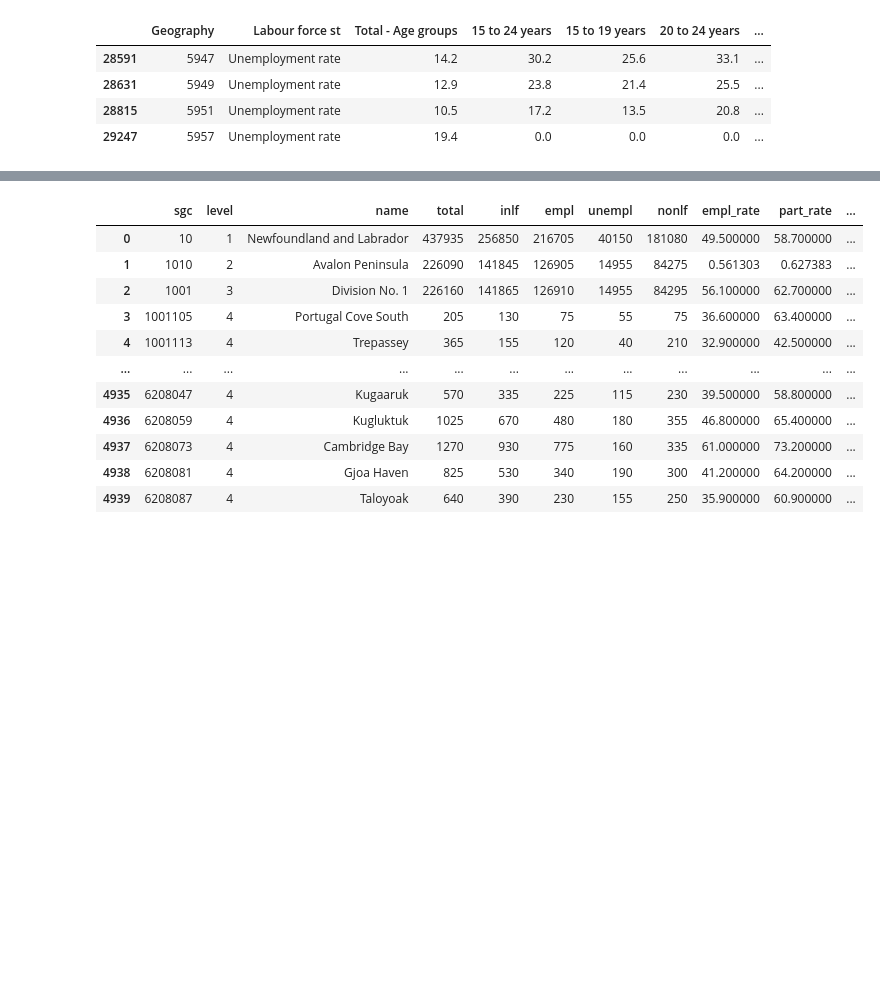
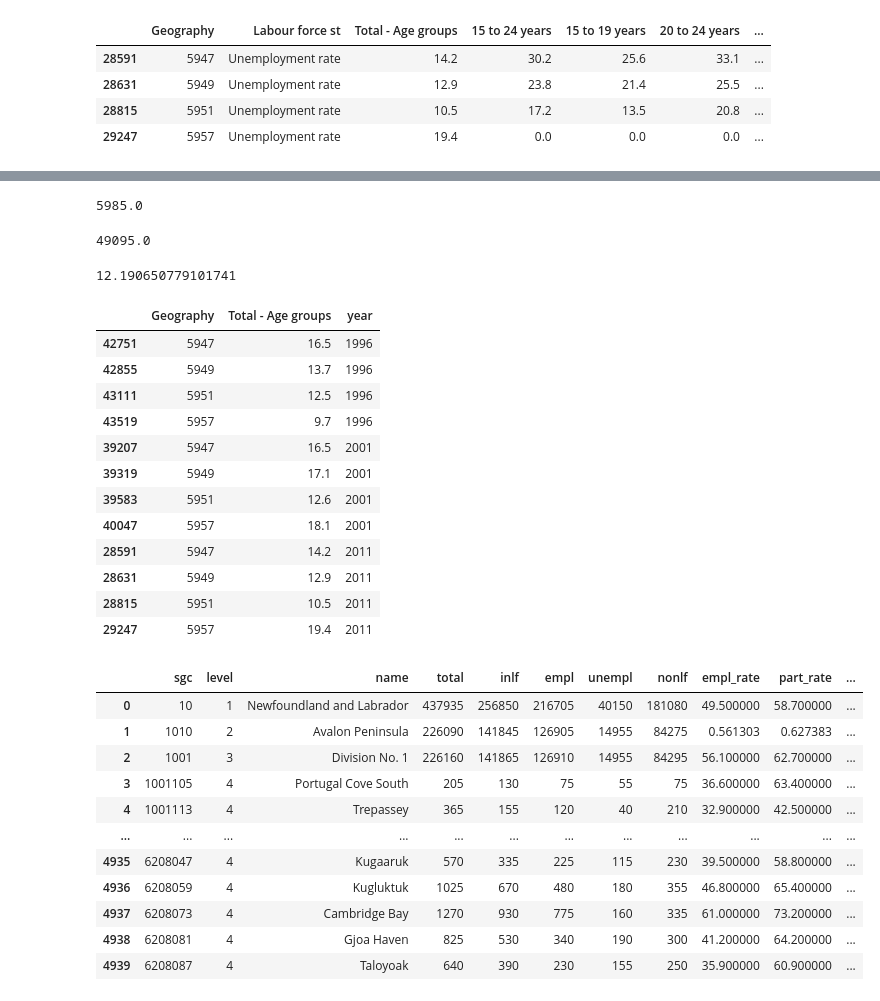
Before and after one commit to kevin-halasz/m2pi, a Jupyter notebook: m2pi_hammed.ipynb, the cells around one changed output, grey strips where cells are left out. Saved outputs shown, nothing was run; the diff lists cells and outputs as text; code cells hidden in the pictures; blank space fills up the shorter version.

```diff
--- a/m2pi_hammed.ipynb
+++ b/m2pi_hammed.ipynb
@@ -232,3 +339,58 @@ df2_2011.plot.bar(x='Geography', y = 'Total - Age groups', rot=0)
+# %%
+df11_2011=df_2011.loc[df_2011['Labour force st'] == '    Unemployed']
+df11_2011
+
+df21_2011=df11_2011.loc[df11_2011['Geography'].isin([5947,5949,5951,5957])]
+df21_2011
+
+sumUE_2011 = sum(df21_2011['Total - Age groups'])
+sumUE_2011
+# %% [output]
+5985.0
+# %%
+df12_2011=df_2011.loc[df_2011['Labour force st'] == '  In the labour force']
+df12_2011
+
+df22_2011=df12_2011.loc[df12_2011['Geography'].isin([5947,5949,5951,5957])]
+df22_2011
+
+sumTLF_2011 = sum(df22_2011['Total - Age groups'])
+sumTLF_2011
+# %% [output]
+49095.0
+# %%
+Rt_11=sumUE_2011/sumTLF_2011
+
+Rt_11=Rt_11*100
+
+Rt_11
+# %% [output]
+12.190650779101741
+# %%
+df2r_1996 = df2_1996[['Geography', 'Total - Age groups']]
+df2r_2001 = df2_2001[['Geography', 'Total - Age groups']]
+df2r_2011 = df2_2011[['Geography', 'Total - Age groups']]
+dfr = pd.concat([df2r_1996, df2r_2001, df2r_2011], axis=0)
+year = [1996, 1996, 1996, 1996, 2001, 2001, 2001, 2001, 2011, 2011, 2011, 2011]
+dfr['year'] = year
+# dfr = pd.concat([pd.DataFrame([]), dfr], axis=1)
+
+dfr.to_csv('m2pi.csv')
+dfr
+# %% [output]
+|  | Geography | Total - Age groups | year |
+| 42751 | 5947 | 16.5 | 1996 |
+| 42855 | 5949 | 13.7 | 1996 |
+| 43111 | 5951 | 12.5 | 1996 |
+| 43519 | 5957 | 9.7 | 1996 |
+| 39207 | 5947 | 16.5 | 2001 |
+| 39319 | 5949 | 17.1 | 2001 |
+| 39583 | 5951 | 12.6 | 2001 |
+| 40047 | 5957 | 18.1 | 2001 |
+| 28591 | 5947 | 14.2 | 2011 |
+| 28631 | 5949 | 12.9 | 2011 |
+| 28815 | 5951 | 10.5 | 2011 |
+| 29247 | 5957 | 19.4 | 2011 |
 # %%
 #df_2006['Labour force ac'][38695]
 # %%
```
Also changed, not shown: parts of 59 cells of this notebook.
